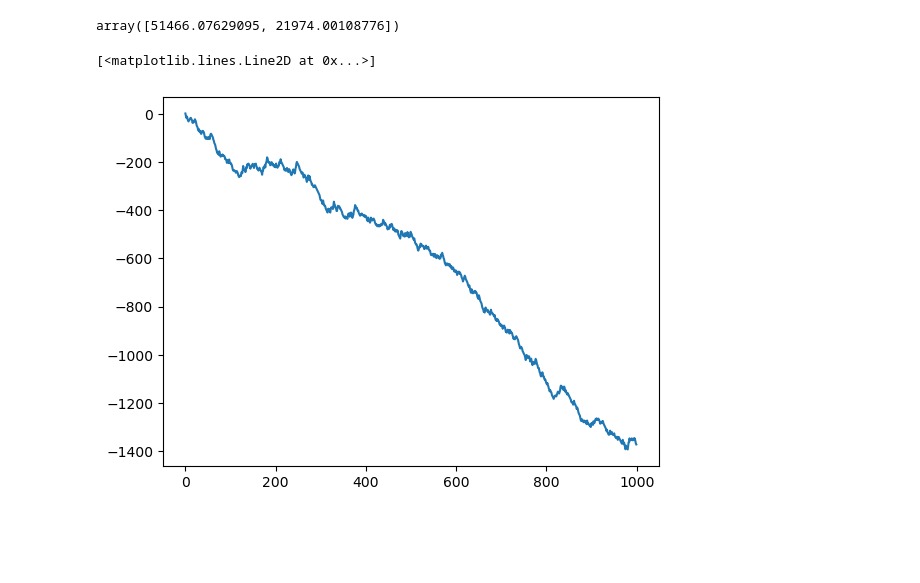
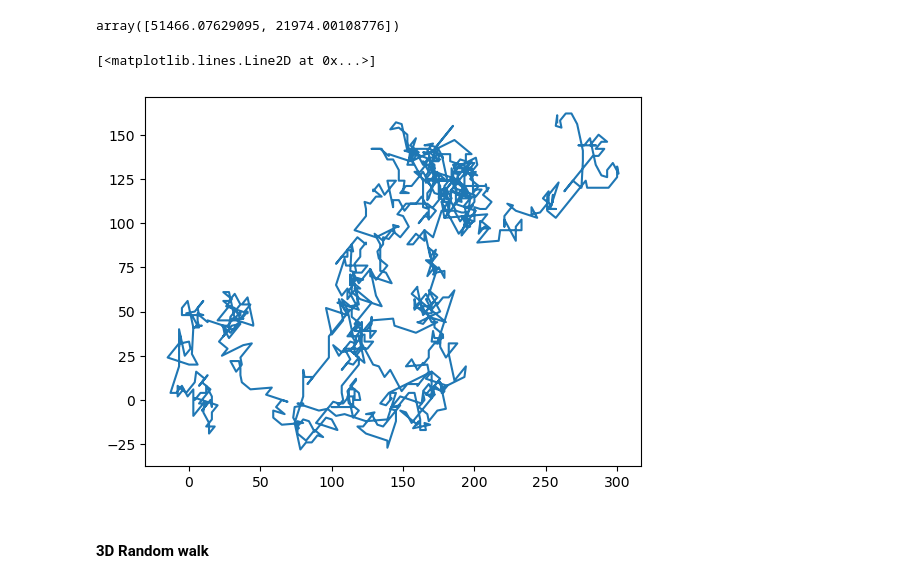
Before and after one commit to ARKA1112/Fluent_Python, a Jupyter notebook: chap2_arrayofseq.ipynb, the cells around one changed output. Drawn from its saved outputs; the diff is of its cells as text; code cells hidden in the pictures; blank space fills up the shorter version.

```diff
--- a/chap2_arrayofseq.ipynb
+++ b/chap2_arrayofseq.ipynb
@@ -512,7 +510,7 @@ def walker(steps=1000):
         if decider > 25 and decider < 35:
             position += 5
         if decider > 35 and decider < 45:
-            position -=10
+            position -=1
         if decider > 45 and decider < 49:
             position += 15
         else:
@@ -521,7 +519,9 @@ def walker(steps=1000):
     return walk
 # %%
 import matplotlib.pyplot as plt
-plt.plot(walker())
+plt.plot(walker(),walker())
 # %% [output]
 [<matplotlib.lines.Line2D at 0x...>]
-[figure, old version]
+[figure, new version]
+# %% [markdown]
+#### 3D Random walk
```
Also changed, not shown: parts of 7 cells of this notebook, 2 other files.
